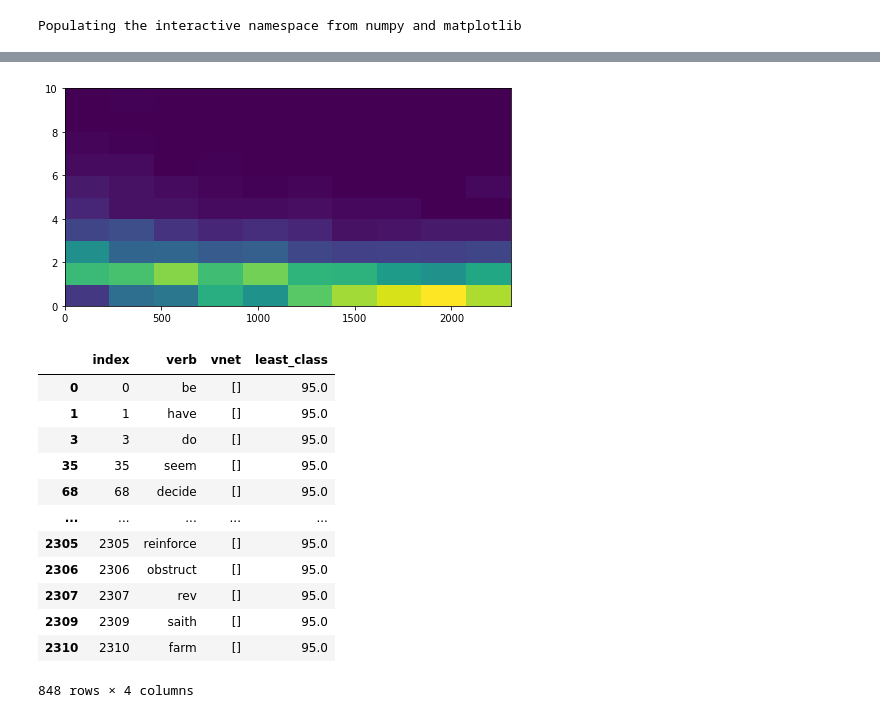
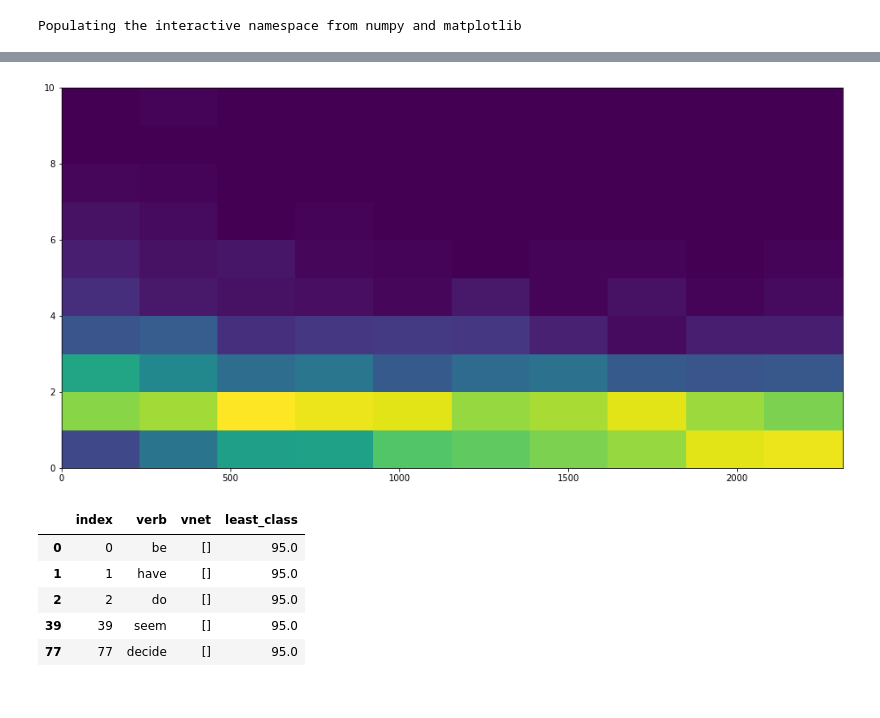
Before and after one commit to makrai/verb-tensor, a Jupyter notebook: cluster.ipynb, the cells around one changed output, grey strips where cells are left out. Saved outputs shown, nothing was run; the diff lists cells and outputs as text; code cells hidden in the pictures.

```diff
--- a/cluster.ipynb
+++ b/cluster.ipynb
@@ -15,0 +22,2 @@ Populating the interactive namespace from numpy and matplotlib
+# %%
+evalor.load_embeddings()
@@ -15,0 +39,2 @@ Populating the interactive namespace from numpy and matplotlib
+# %%
+pd.set_option('lw',83-15)
@@ -20,3 +67 @@ evalor = VerbTensorEvaluator()
-# %%
-evalor.load_embeddings(cutoff=20000)
 # %%
@@ -40,7 +85,7 @@ plt.colorbar()
 # %%
 _ = plt.hist2d(df.index, df.vnet.str.len())
 # %% [output]
-[figure, old version]
+[figure, new version]
 # %%
 def least_class(classes):
     if classes:
@@ -52,19 +97,12 @@ df['least_class'] = df.vnet.apply(least_class)
 # %%
 df = df.fillna(df.least_class.max()+1)
 # %%
-df[df.vnet.str.len()==0]
+df[df.vnet.str.len()==0].head()
 # %% [output]
 |  | index | verb | vnet | least_class |
 | 0 | 0 | be | [] | 95.0 |
 | 1 | 1 | have | [] | 95.0 |
-| 3 | 3 | do | [] | 95.0 |
-| 35 | 35 | seem | [] | 95.0 |
-| 68 | 68 | decide | [] | 95.0 |
-| ... | ... | ... | ... | ... |
-| 2305 | 2305 | reinforce | [] | 95.0 |
-| 2306 | 2306 | obstruct | [] | 95.0 |
-| 2307 | 2307 | rev | [] | 95.0 |
-| 2309 | 2309 | saith | [] | 95.0 |
-| 2310 | 2310 | farm | [] | 95.0 |
+| 2 | 2 | do | [] | 95.0 |
+| 39 | 39 | seem | [] | 95.0 |
+| 77 | 77 | decide | [] | 95.0 |
-848 rows × 4 columns
 # %%
```
Also changed, not shown: parts of 22 cells of this notebook.
